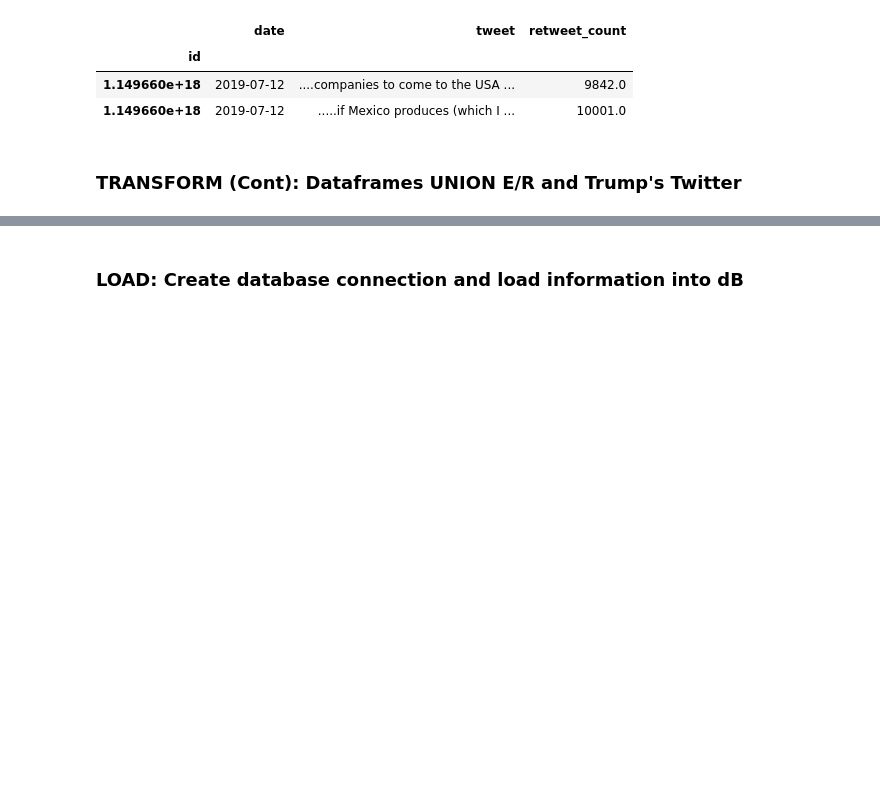
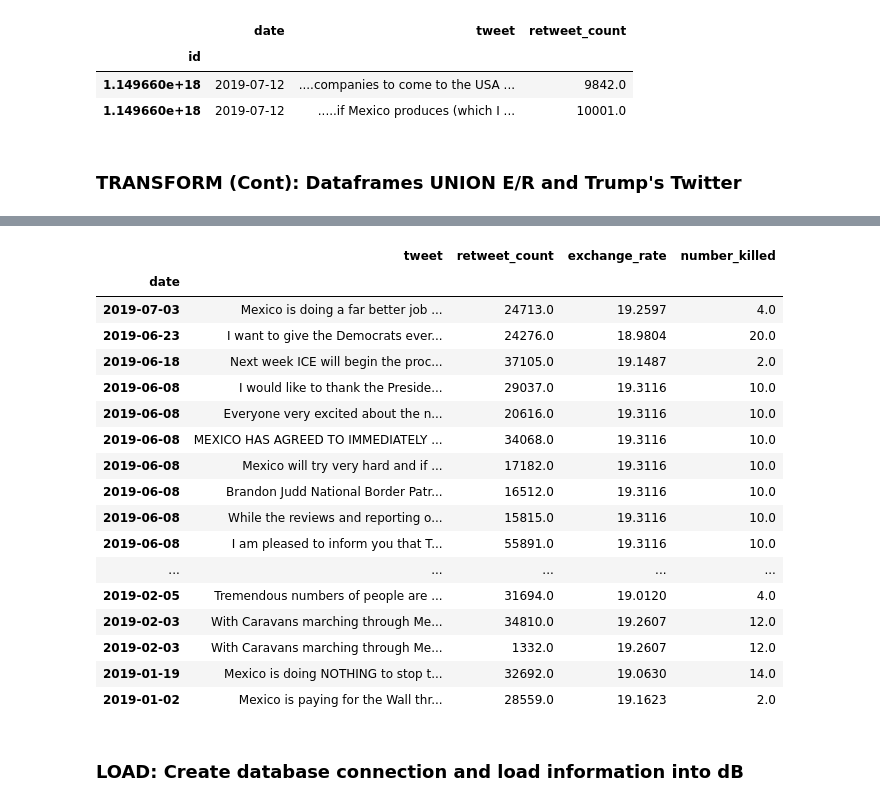
Before and after one commit to jorgelmarquez94/ETL_Project, a Jupyter notebook: ETL_ppt.ipynb, the cells around one changed output, grey strips where cells are left out. Drawn from its saved outputs; the diff is of its cells as text; code cells hidden in the pictures; blank space fills up the shorter version.

```diff
--- a/ETL_ppt.ipynb
+++ b/ETL_ppt.ipynb
@@ -112,3 +214,24 @@ union_df.head(25)
+# %%
+union_df.loc[union_df['number_killed'].notnull()]
+# %% [output]
+|  | tweet | retweet_count | exchange_rate | number_killed |
+| date |  |  |  |  |
+| 2019-07-03 | Mexico is doing a far better job ... | 24713.0 | 19.2597 | 4.0 |
+| 2019-06-23 | I want to give the Democrats ever... | 24276.0 | 18.9804 | 20.0 |
+| 2019-06-18 | Next week ICE will begin the proc... | 37105.0 | 19.1487 | 2.0 |
+| 2019-06-08 | I would like to thank the Preside... | 29037.0 | 19.3116 | 10.0 |
+| 2019-06-08 | Everyone very excited about the n... | 20616.0 | 19.3116 | 10.0 |
+| 2019-06-08 | MEXICO HAS AGREED TO IMMEDIATELY ... | 34068.0 | 19.3116 | 10.0 |
+| 2019-06-08 | Mexico will try very hard and if ... | 17182.0 | 19.3116 | 10.0 |
+| 2019-06-08 | Brandon Judd National Border Patr... | 16512.0 | 19.3116 | 10.0 |
+| 2019-06-08 | While the reviews and reporting o... | 15815.0 | 19.3116 | 10.0 |
+| 2019-06-08 | I am pleased to inform you that T... | 55891.0 | 19.3116 | 10.0 |
+| ... | ... | ... | ... | ... |
+| 2019-02-05 | Tremendous numbers of people are ... | 31694.0 | 19.0120 | 4.0 |
+| 2019-02-03 | With Caravans marching through Me... | 34810.0 | 19.2607 | 12.0 |
+| 2019-02-03 | With Caravans marching through Me... | 1332.0 | 19.2607 | 12.0 |
+| 2019-01-19 | Mexico is doing NOTHING to stop t... | 32692.0 | 19.0630 | 14.0 |
+| 2019-01-02 | Mexico is paying for the Wall thr... | 28559.0 | 19.1623 | 2.0 |
 # %% [markdown]
 ### LOAD: Create database connection and load information into dB
 # %%
```
Also changed, not shown: parts of 10 cells of this notebook.
